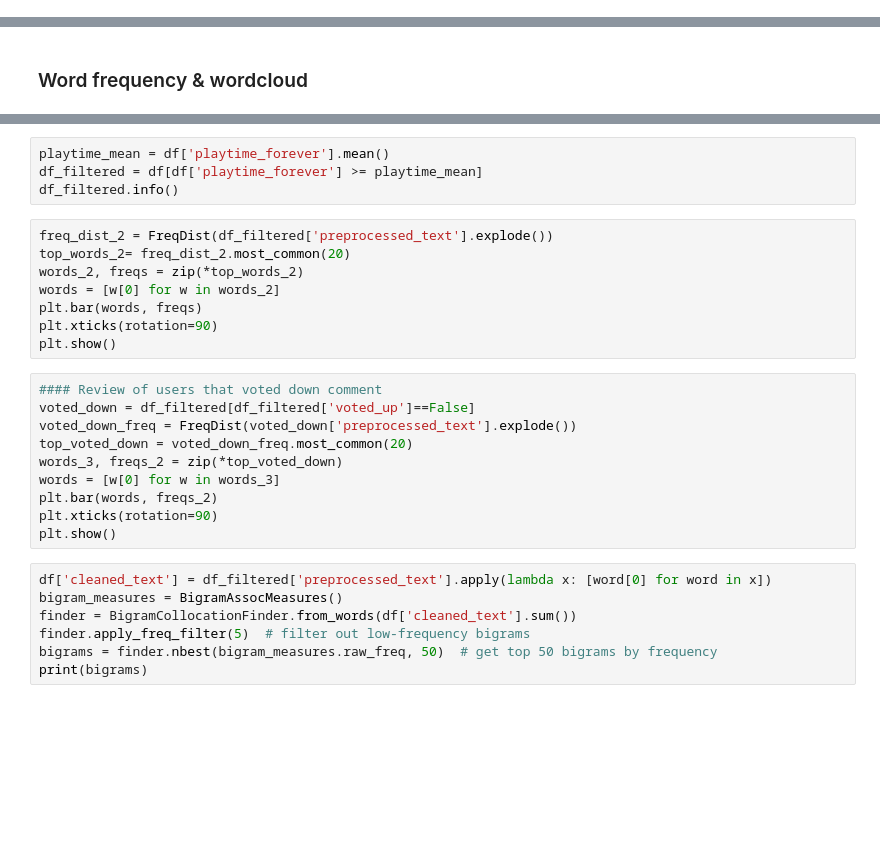
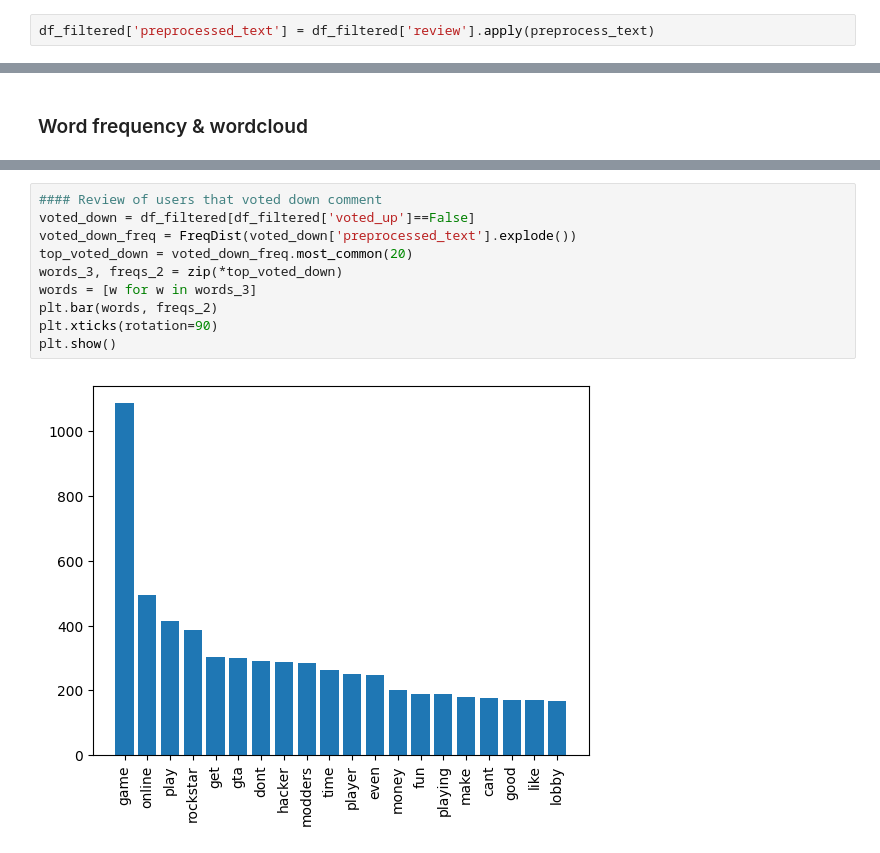
Before and after one commit to CarlosGG18/Rockstar-Games-Sentiment-Analysis, a Jupyter notebook: Cleaning_EDA_GTA_V.ipynb, the cells around one changed output, grey strips where cells are left out. Cells and saved outputs as stored; diff of their text form; blank space fills up the shorter version.

Commit message:
redid preprocessing

```diff
--- a/Cleaning_EDA_GTA_V.ipynb
+++ b/Cleaning_EDA_GTA_V.ipynb
@@ -338,0 +418,2 @@ memory usage: 3.5+ MB
+# %%
+df_filtered['preprocessed_text'] = df_filtered['review'].apply(preprocess_text)
@@ -393,29 +586,12 @@ Carlos you may want to use the below df for EDA... move below to before wordclou
-# %%
-playtime_mean = df['playtime_forever'].mean()
-df_filtered = df[df['playtime_forever'] >= playtime_mean]
-df_filtered.info()
 # %%
-freq_dist_2 = FreqDist(df_filtered['preprocessed_text'].explode())
-top_words_2= freq_dist_2.most_common(20)
-words_2, freqs = zip(*top_words_2)
-words = [w[0] for w in words_2]
-plt.bar(words, freqs)
+#### Review of users that voted down comment
+voted_down = df_filtered[df_filtered['voted_up']==False]
+voted_down_freq = FreqDist(voted_down['preprocessed_text'].explode())
+top_voted_down = voted_down_freq.most_common(20)
+words_3, freqs_2 = zip(*top_voted_down)
+words = [w for w in words_3]
+plt.bar(words, freqs_2)
 plt.xticks(rotation=90)
 plt.show()
+# %% [output]
+[figure, added]
-# %%
-#### Review of users that voted down comment
-voted_down = df_filtered[df_filtered['voted_up']==False]
-voted_down_freq = FreqDist(voted_down['preprocessed_text'].explode())
-top_voted_down = voted_down_freq.most_common(20)
-words_3, freqs_2 = zip(*top_voted_down)
-words = [w[0] for w in words_3]
-plt.bar(words, freqs_2)
-plt.xticks(rotation=90)
-plt.show()
-# %%
-df['cleaned_text'] = df_filtered['preprocessed_text'].apply(lambda x: [word[0] for word in x])
-bigram_measures = BigramAssocMeasures()
-finder = BigramCollocationFinder.from_words(df['cleaned_text'].sum())
-finder.apply_freq_filter(5)  # filter out low-frequency bigrams
-bigrams = finder.nbest(bigram_measures.raw_freq, 50)  # get top 50 bigrams by frequency
-print(bigrams)
```
Also changed, not shown: parts of 31 cells of this notebook, 1 other file.
